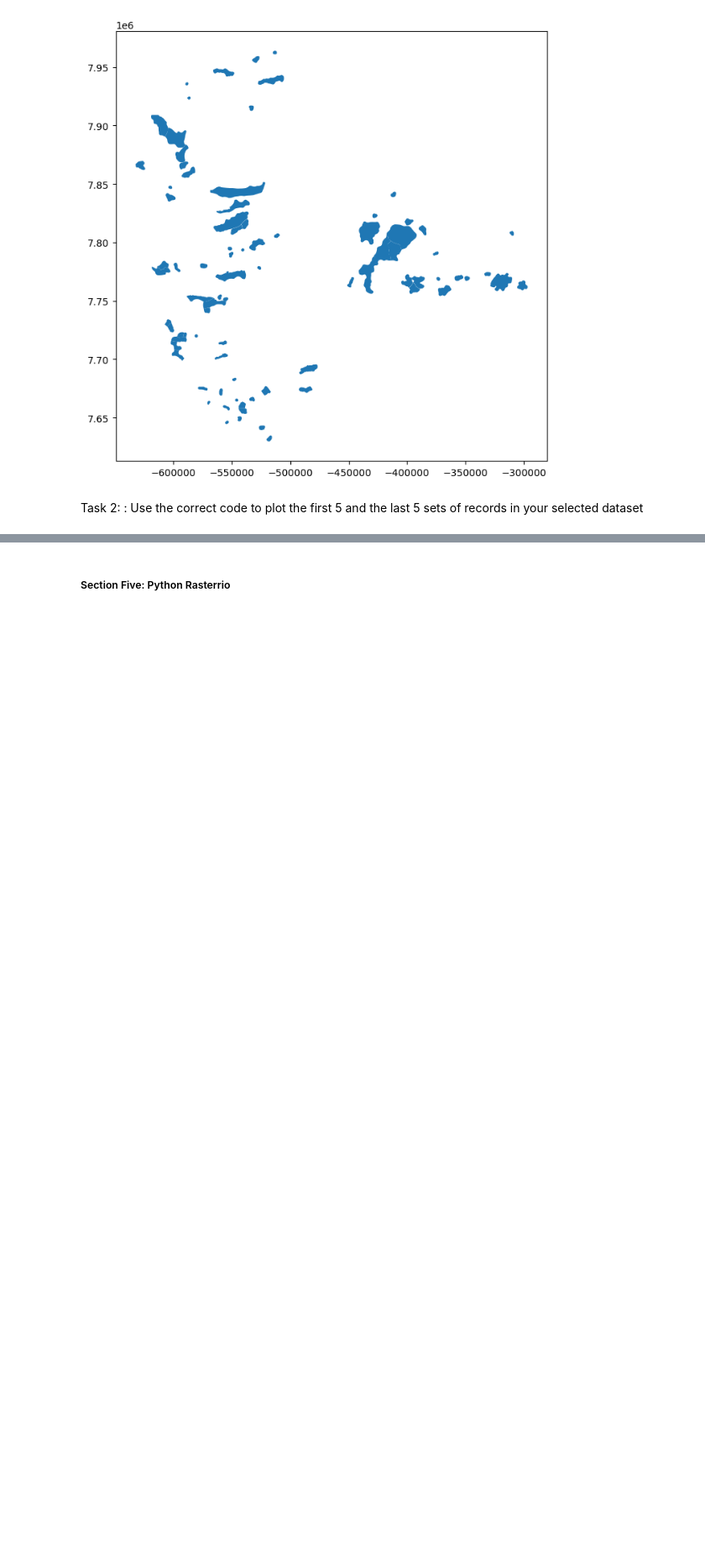
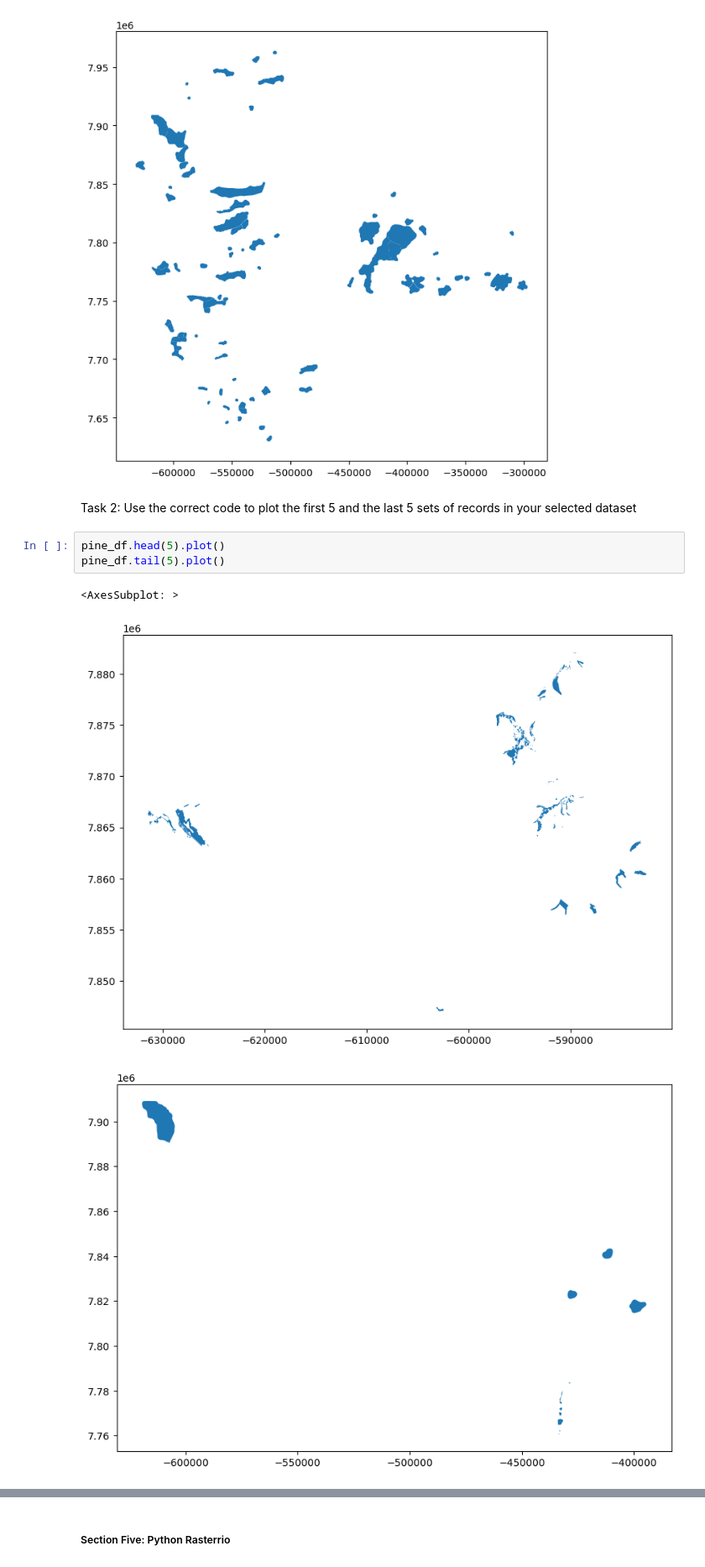
Before and after one commit to Jacktravers81/PY4SA23_Assignment, a Jupyter notebook: PY4SA_assignment.ipynb, the cells around one changed output, grey strips where cells are left out. Shown at 84% size. Saved outputs shown, nothing was run; the diff lists cells and outputs as text; blank space fills up the shorter version.

```diff
--- a/PY4SA_assignment.ipynb
+++ b/PY4SA_assignment.ipynb
@@ -230,4 +230,11 @@ pine_df.plot()
 <AxesSubplot: >
 [figure]
 # %% [markdown]
-Task 2: : Use the correct code to plot the first 5 and the last 5 sets of records in your selected dataset
+Task 2: Use the correct code to plot the first 5 and the last 5 sets of records in your selected dataset
+# %%
+pine_df.head(5).plot()
+pine_df.tail(5).plot()
+# %% [output]
+<AxesSubplot: >
+[figure, added]
+[figure, added]
```
Also changed, not shown: parts of 13 cells of this notebook.
